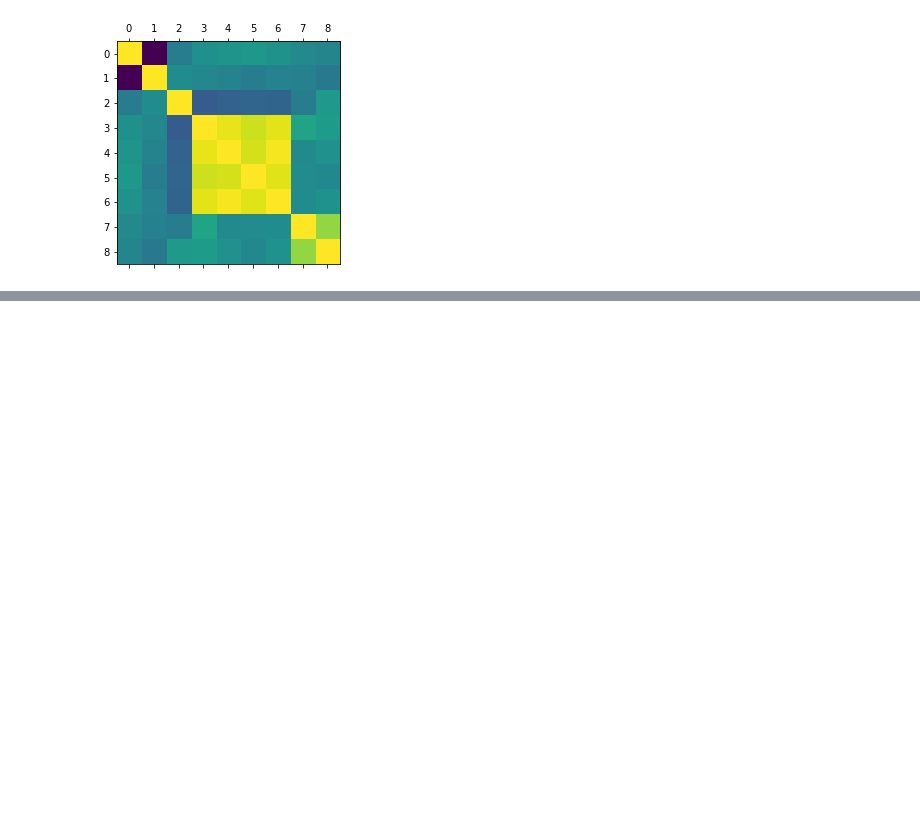
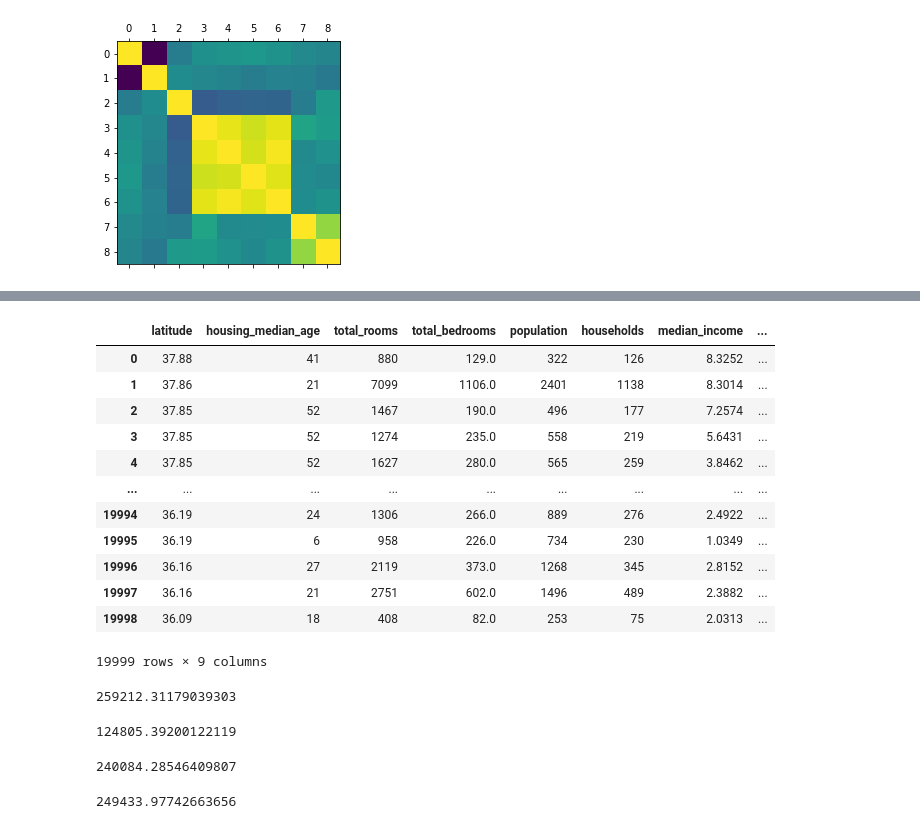
Before and after one commit to vinaymali14319/CDAC_project, a Jupyter notebook: project.ipynb, the cells around one changed output, grey strips where cells are left out. Drawn from its saved outputs; the diff is of its cells as text; code cells hidden in the pictures; blank space fills up the shorter version.

```diff
--- a/project.ipynb
+++ b/project.ipynb
@@ -68,0 +86,36 @@ plt.show()
+# %%
+data.head(19999)
+# %% [output]
+|  | latitude | housing_median_age | total_rooms | total_bedrooms | population | households | median_income | ... |
+| 0 | 37.88 | 41 | 880 | 129.0 | 322 | 126 | 8.3252 | ... |
+| 1 | 37.86 | 21 | 7099 | 1106.0 | 2401 | 1138 | 8.3014 | ... |
+| 2 | 37.85 | 52 | 1467 | 190.0 | 496 | 177 | 7.2574 | ... |
+| 3 | 37.85 | 52 | 1274 | 235.0 | 558 | 219 | 5.6431 | ... |
+| 4 | 37.85 | 52 | 1627 | 280.0 | 565 | 259 | 3.8462 | ... |
+| ... | ... | ... | ... | ... | ... | ... | ... | ... |
+| 19994 | 36.19 | 24 | 1306 | 266.0 | 889 | 276 | 2.4922 | ... |
+| 19995 | 36.19 | 6 | 958 | 226.0 | 734 | 230 | 1.0349 | ... |
+| 19996 | 36.16 | 27 | 2119 | 373.0 | 1268 | 345 | 2.8152 | ... |
+| 19997 | 36.16 | 21 | 2751 | 602.0 | 1496 | 489 | 2.3882 | ... |
+| 19998 | 36.09 | 18 | 408 | 82.0 | 253 | 75 | 2.0313 | ... |
+19999 rows × 9 columns
+# %%
+X = data.loc[data['ocean_proximity'] == "NEAR BAY"]
+X["median_house_value"].mean()
+# %% [output]
+259212.31179039303
+# %%
+X = data.loc[data['ocean_proximity'] == "INLAND"]
+X["median_house_value"].mean()
+# %% [output]
+124805.39200122119
+# %%
+X = data.loc[data['ocean_proximity'] == "<1H OCEAN"]
+X["median_house_value"].mean()
+# %% [output]
+240084.28546409807
+# %%
+X = data.loc[data['ocean_proximity'] == "NEAR OCEAN"]
+X["median_house_value"].mean()
+# %% [output]
+249433.97742663656
```
Also changed, not shown: parts of 14 cells of this notebook.
